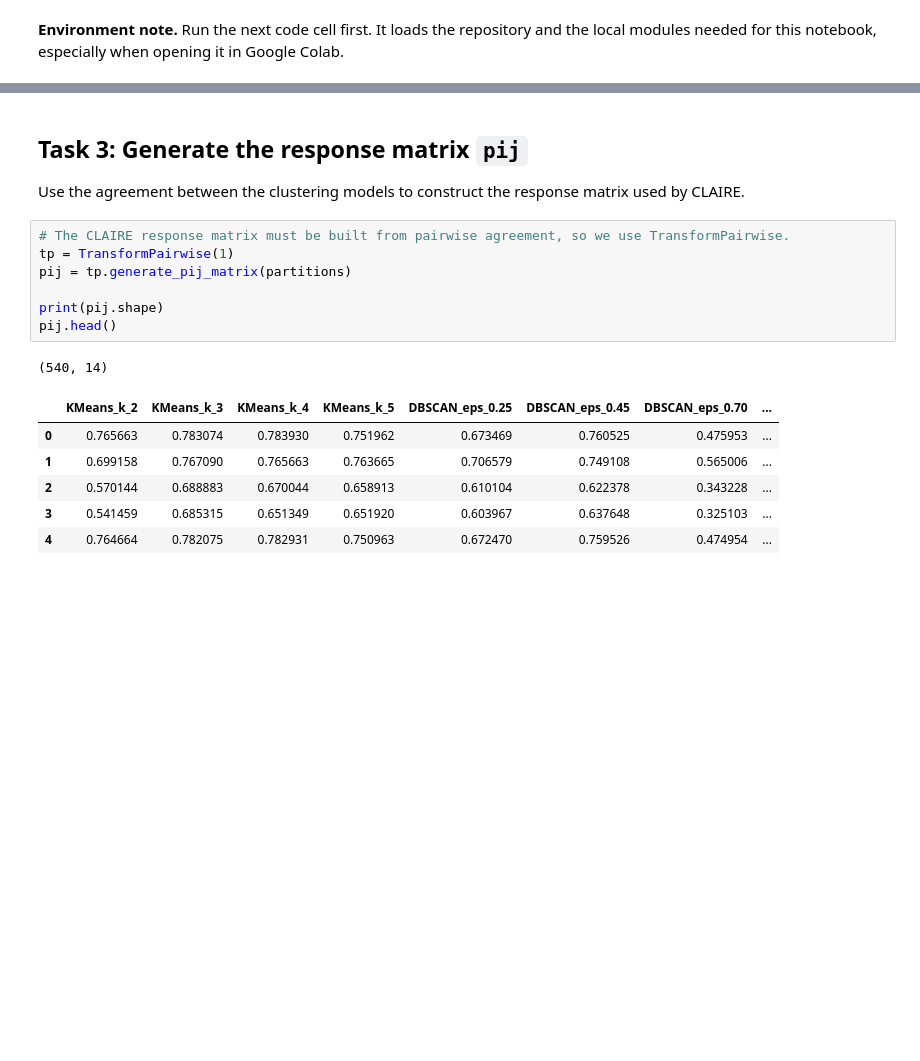
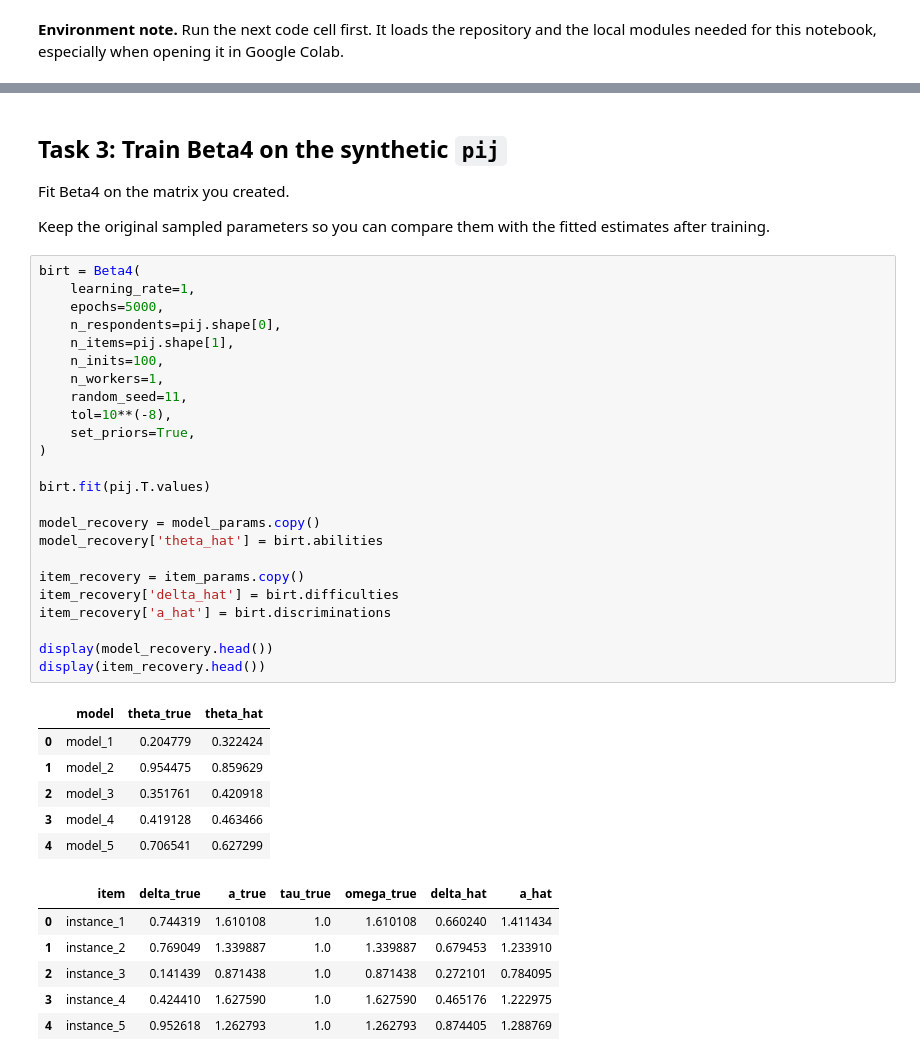
Before and after one commit to Manuelfjr/latent-ability-ml, a Jupyter notebook: notebooks/03_02_answer.ipynb, the cells around one changed output, grey strips where cells are left out. Saved outputs shown, nothing was run; the diff lists cells and outputs as text; blank space fills up the shorter version.

```diff
--- a/notebooks/03_02_answer.ipynb
+++ b/notebooks/03_02_answer.ipynb
@@ -192,20 +222,44 @@ results
 # %% [markdown]
-## Task 3: Generate the response matrix `pij`
+## Task 3: Train Beta4 on the synthetic `pij`
 
-Use the agreement between the clustering models to construct the response matrix used by CLAIRE.
+Fit Beta4 on the matrix you created.
+
+Keep the original sampled parameters so you can compare them with the fitted estimates after training.
 # %%
-# The CLAIRE response matrix must be built from pairwise agreement, so we use TransformPairwise.
-tp = TransformPairwise(1)
-pij = tp.generate_pij_matrix(partitions)
+birt = Beta4(
+    learning_rate=1,
+    epochs=5000,
+    n_respondents=pij.shape[0],
+    n_items=pij.shape[1],
+    n_inits=100,
+    n_workers=1,
+    random_seed=11,
+    tol=10**(-8),
+    set_priors=True,
+)
 
-print(pij.shape)
-pij.head()
+birt.fit(pij.T.values)
+
+model_recovery = model_params.copy()
+model_recovery['theta_hat'] = birt.abilities
+
+item_recovery = item_params.copy()
+item_recovery['delta_hat'] = birt.difficulties
+item_recovery['a_hat'] = birt.discriminations
+
+display(model_recovery.head())
+display(item_recovery.head())
 # %% [output]
-(540, 14)
-|  | KMeans_k_2 | KMeans_k_3 | KMeans_k_4 | KMeans_k_5 | DBSCAN_eps_0.25 | DBSCAN_eps_0.45 | DBSCAN_eps_0.70 | ... |
-| 0 | 0.765663 | 0.783074 | 0.783930 | 0.751962 | 0.673469 | 0.760525 | 0.475953 | ... |
-| 1 | 0.699158 | 0.767090 | 0.765663 | 0.763665 | 0.706579 | 0.749108 | 0.565006 | ... |
-| 2 | 0.570144 | 0.688883 | 0.670044 | 0.658913 | 0.610104 | 0.622378 | 0.343228 | ... |
-| 3 | 0.541459 | 0.685315 | 0.651349 | 0.651920 | 0.603967 | 0.637648 | 0.325103 | ... |
-| 4 | 0.764664 | 0.782075 | 0.782931 | 0.750963 | 0.672470 | 0.759526 | 0.474954 | ... |
+|  | model | theta_true | theta_hat |
+| 0 | model_1 | 0.204779 | 0.322424 |
+| 1 | model_2 | 0.954475 | 0.859629 |
+| 2 | model_3 | 0.351761 | 0.420918 |
+| 3 | model_4 | 0.419128 | 0.463466 |
+| 4 | model_5 | 0.706541 | 0.627299 |
+|  | item | delta_true | a_true | tau_true | omega_true | delta_hat | a_hat |
+| 0 | instance_1 | 0.744319 | 1.610108 | 1.0 | 1.610108 | 0.660240 | 1.411434 |
+| 1 | instance_2 | 0.769049 | 1.339887 | 1.0 | 1.339887 | 0.679453 | 1.233910 |
+| 2 | instance_3 | 0.141439 | 0.871438 | 1.0 | 0.871438 | 0.272101 | 0.784095 |
+| 3 | instance_4 | 0.424410 | 1.627590 | 1.0 | 1.627590 | 0.465176 | 1.222975 |
+| 4 | instance_5 | 0.952618 | 1.262793 | 1.0 | 1.262793 | 0.874405 | 1.288769 |
 # %% [markdown]
```
Also changed, not shown: parts of 11 cells of this notebook, 24 other files.
